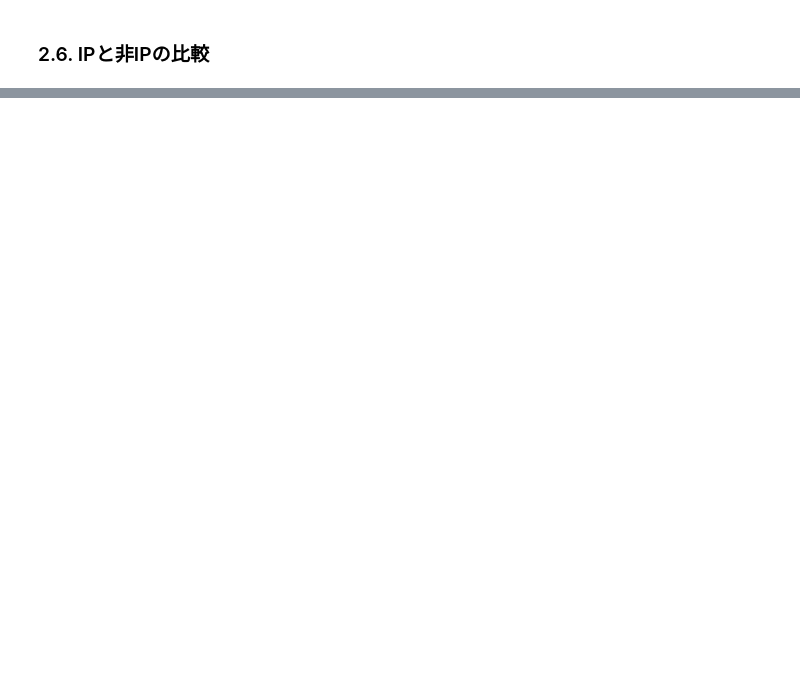
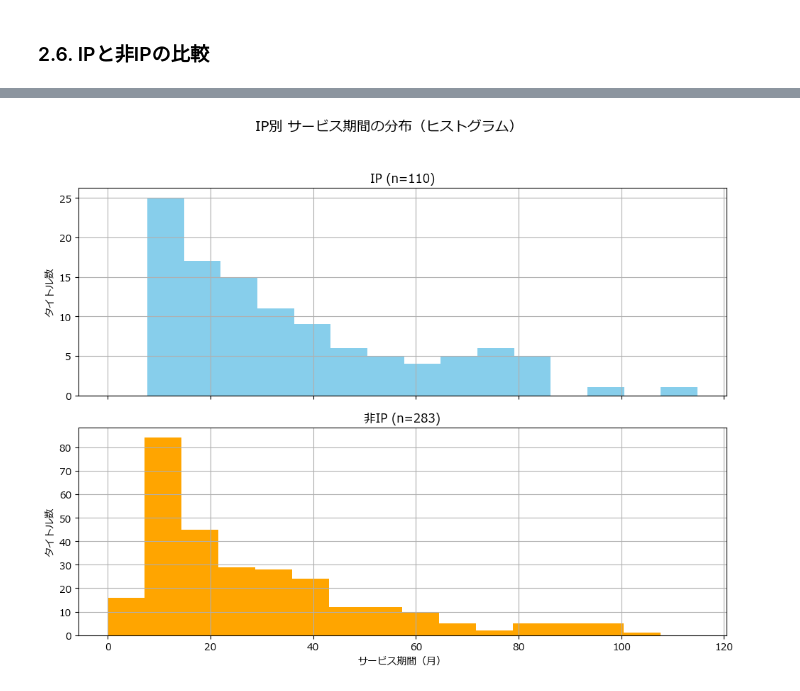
Before and after one commit to akabana67/saisyuu-kadai, a Jupyter notebook: app_service_end/03_visualization.ipynb, the cells around one changed output, grey strips where cells are left out. Saved outputs shown, nothing was run; the diff lists cells and outputs as text; code cells hidden in the pictures; blank space fills up the shorter version.

```diff
--- a/app_service_end/03_visualization.ipynb
+++ b/app_service_end/03_visualization.ipynb
@@ -299,0 +333,16 @@ plt.show()
+# %%
+fig, axes = plt.subplots(nrows=2, ncols=1, figsize=(10, 8), sharex=True)
+
+for ax, label in zip(axes, ["IP", "非IP"]):
+    subset = aggregated[aggregated["IP分類"] == label]
+    ax.hist(subset["サービス期間（月）"], bins=15, color="skyblue" if label == "IP" else "orange")
+    ax.set_title(f"{label} (n={len(subset)})")
+    ax.set_ylabel("タイトル数")
+    ax.grid(True)
+
+axes[-1].set_xlabel("サービス期間（月）")
+plt.suptitle("IP別 サービス期間の分布（ヒストグラム）", fontsize=14)
+plt.tight_layout(rect=[0, 0, 1, 0.95])
+plt.show()
+# %% [output]
+[figure, added]
```
Also changed, not shown: parts of 3 cells of this notebook, 7 other files.
